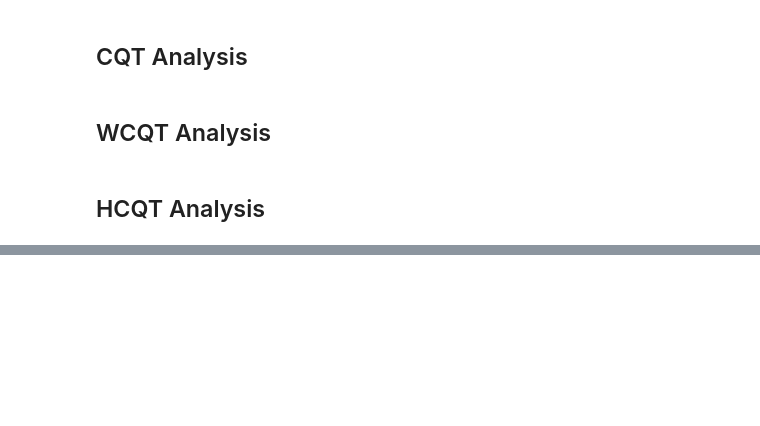
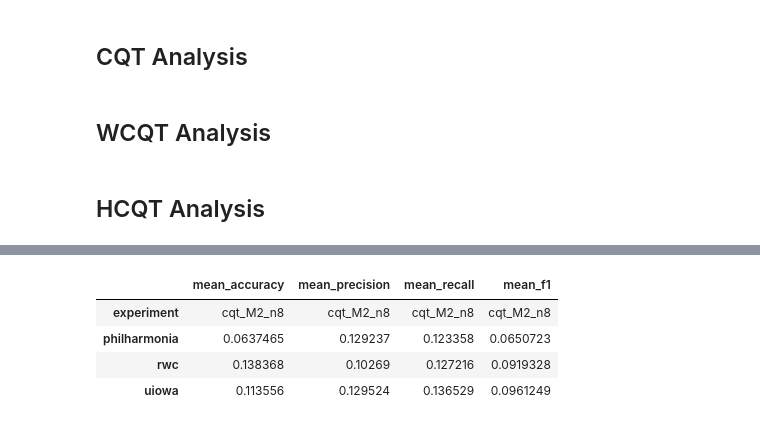
Before and after one commit to ejhumphrey/harmonic-cnn, a Jupyter notebook: Analysis.ipynb, the cells around one changed output, grey strips where cells are left out. Saved outputs shown, nothing was run; the diff lists cells and outputs as text; code cells hidden in the pictures; blank space fills up the shorter version.

```diff
--- a/Analysis.ipynb
+++ b/Analysis.ipynb
@@ -80,0 +108,8 @@ analyze_experiment(cqt_model, "CQT")
+# %%
+M2_results.T[["mean_accuracy", "mean_precision", "mean_recall", "mean_f1"]]
+# %% [output]
+|  | mean_accuracy | mean_precision | mean_recall | mean_f1 |
+| experiment | cqt_M2_n8 | cqt_M2_n8 | cqt_M2_n8 | cqt_M2_n8 |
+| philharmonia | 0.0637465 | 0.129237 | 0.123358 | 0.0650723 |
+| rwc | 0.138368 | 0.10269 | 0.127216 | 0.0919328 |
+| uiowa | 0.113556 | 0.129524 | 0.136529 | 0.0961249 |
```
Also changed, not shown: parts of 7 cells of this notebook, 3 other files.
